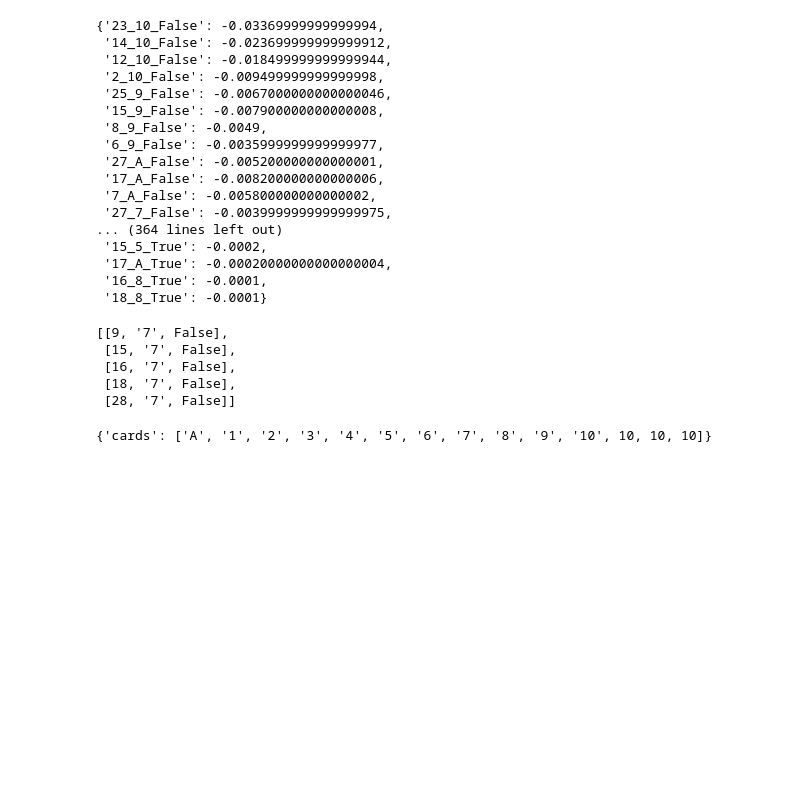
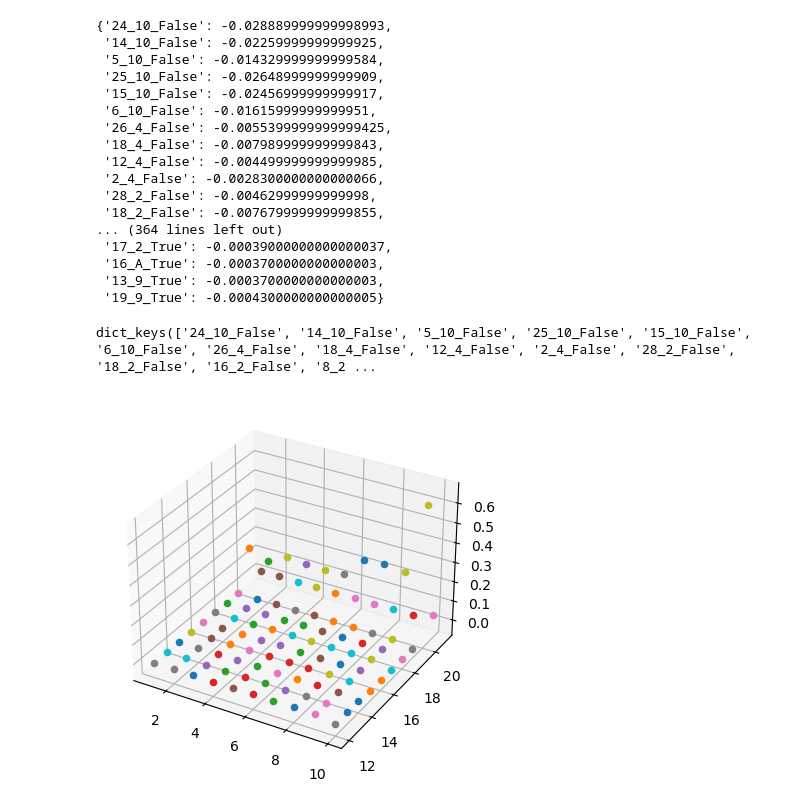
Before and after one commit to gtm2122/SuttonAndBartoGM, a Jupyter notebook: Blackjack.ipynb, the cells around one changed output. Saved outputs shown, nothing was run; the diff lists cells and outputs as text; code cells hidden in the pictures; blank space fills up the shorter version.

```diff
--- a/Blackjack.ipynb
+++ b/Blackjack.ipynb
@@ -181,7 +181,7 @@ def first_visit_MC(state_list,final_reward,   returns = {},num_trials=100000):
     return returns
 # %%
 returns = {}
-num_trials = 10000#100000
+num_trials = 100000#100000
 for _ in range(0,num_trials):
     random.seed()
     dealer = Dealer()
@@ -198,32 +198,24 @@ for _ in range(0,num_trials):
 # %%
 returns
 # %% [output]
-{'23_10_False': -0.03369999999999994,
- '14_10_False': -0.023699999999999912,
- '12_10_False': -0.018499999999999944,
- '2_10_False': -0.009499999999999998,
- '25_9_False': -0.0067000000000000046,
- '15_9_False': -0.007900000000000008,
- '8_9_False': -0.0049,
- '6_9_False': -0.0035999999999999977,
- '27_A_False': -0.005200000000000001,
- '17_A_False': -0.008200000000000006,
- '7_A_False': -0.005800000000000002,
- '27_7_False': -0.0039999999999999975,
+{'24_10_False': -0.028889999999998993,
+ '14_10_False': -0.02259999999999925,
+ '5_10_False': -0.014329999999999584,
+ '25_10_False': -0.02648999999999909,
+ '15_10_False': -0.02456999999999917,
+ '6_10_False': -0.01615999999999951,
+ '26_4_False': -0.0055399999999999425,
+ '18_4_False': -0.007989999999999843,
+ '12_4_False': -0.004499999999999985,
+ '2_4_False': -0.0028300000000000066,
+ '28_2_False': -0.00462999999999998,
+ '18_2_False': -0.007679999999999855,
 ... (364 lines left out)
- '15_5_True': -0.0002,
- '17_A_True': -0.00020000000000000004,
- '16_8_True': -0.0001,
- '18_8_True': -0.0001}
+ '17_2_True': -0.00039000000000000037,
+ '16_A_True': -0.0003700000000000003,
+ '13_9_True': -0.0003700000000000003,
+ '19_9_True': -0.0004300000000000005}
-# %%
-episode
-# %% [output]
-[[9, '7', False],
- [15, '7', False],
- [16, '7', False],
- [18, '7', False],
- [28, '7', False]]
-# %%
-b.__dict__
-# %% [output]
-{'cards': ['A', '1', '2', '3', '4', '5', '6', '7', '8', '9', '10', 10, 10, 10]}
+# %%
+returns.keys()
+# %% [output]
+dict_keys(['24_10_False', '14_10_False', '5_10_False', '25_10_False', '15_10_False', '6_10_False', '26_4_False', '18_4_False', '12_4_False', '2_4_False', '28_2_False', '18_2_False', '16_2_False', '8_2 ...
@@ -229,0 +224,14 @@ b.__dict__
+# %%
+ax = plt.axes(projection='3d')
+for k in returns:
+    if 'False' in k:
+        s0 = int(k.split('_')[0])
+        if s0>=12 and s0 <=21:
+            try:
+                s1 = int(k.split('_')[1])
+            except:
+                s1 = 1
+            # print(s0,s1)
+            ax.scatter3D(s1,s0,returns[k])
+# %% [output]
+[figure, added]
```
Also changed, not shown: parts of 3 cells of this notebook.
